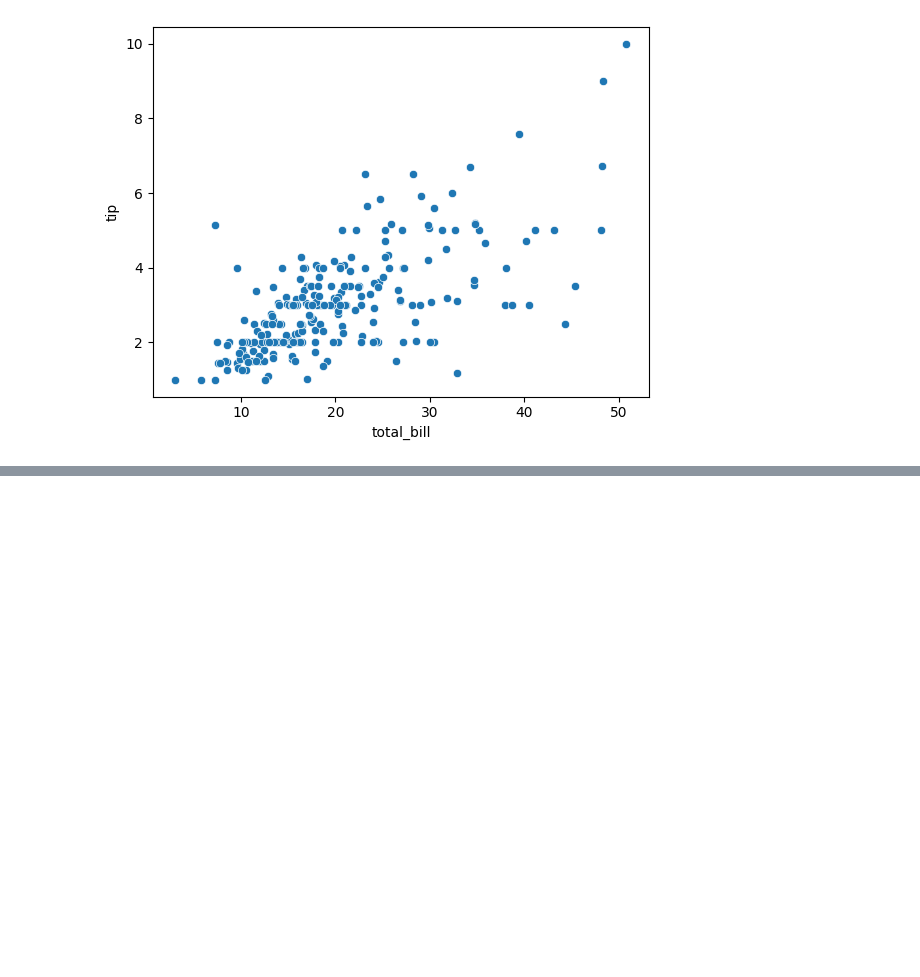
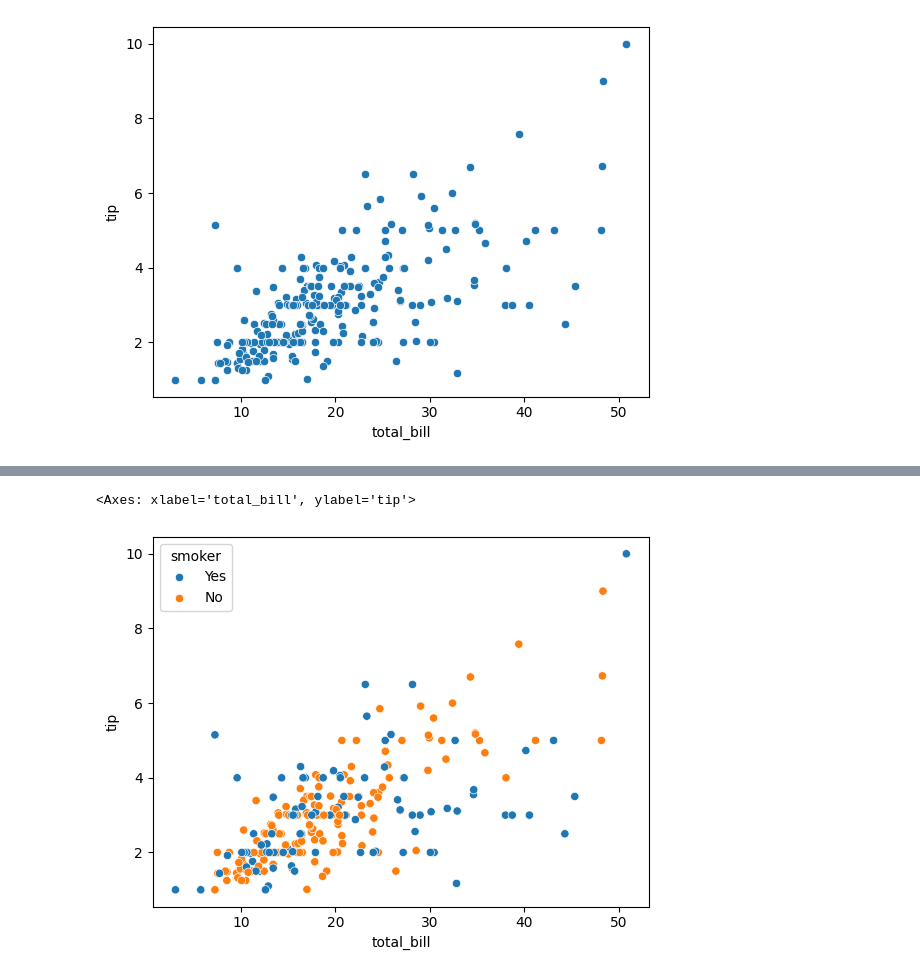
Before and after one commit to kshitij-commit/DataScience, a Jupyter notebook: 05_seaborn/02_relational-plots.ipynb, the cells around one changed output, grey strips where cells are left out. Cells and saved outputs as stored; diff of their text form; code cells hidden in the pictures; blank space fills up the shorter version.

```diff
--- a/05_seaborn/02_relational-plots.ipynb
+++ b/05_seaborn/02_relational-plots.ipynb
@@ -49,0 +83,10 @@ plt.show()
+# %%
+sns.scatterplot(
+    data=tips,
+    x='total_bill',
+    y='tip',
+    hue='smoker'
+)
+# %% [output]
+<Axes: xlabel='total_bill', ylabel='tip'>
+[figure, added]
```
Also changed, not shown: parts of 14 cells of this notebook.
